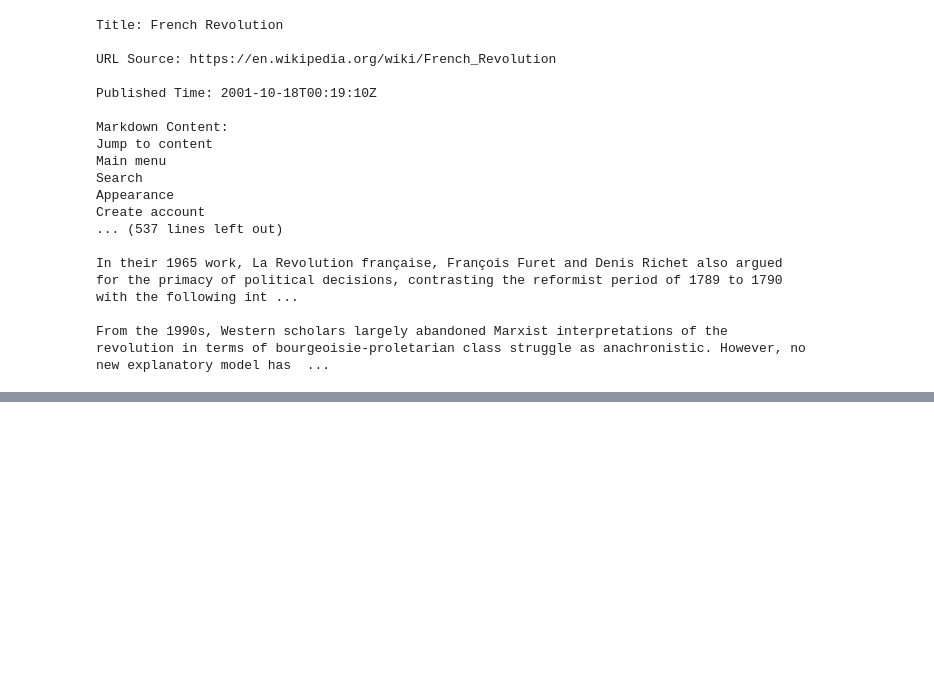
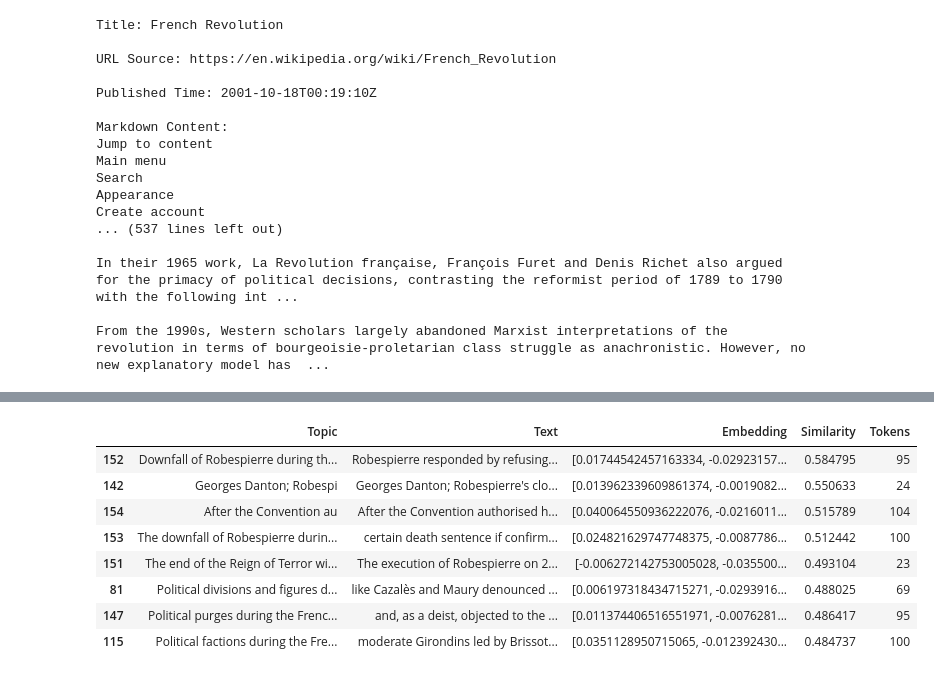
Before and after one commit to intellectronica/battle-of-the-semantics, a Jupyter notebook: battle-of-the-semantics.ipynb, the cells around one changed output, grey strips where cells are left out. Saved outputs shown, nothing was run; the diff lists cells and outputs as text; code cells hidden in the pictures; blank space fills up the shorter version.

Commit message:
embeddings done

```diff
--- a/battle-of-the-semantics.ipynb
+++ b/battle-of-the-semantics.ipynb
@@ -63,7 +63,7 @@ from langchain.text_splitter import MarkdownTextSplitter
 import pandas as pd
 
 if not os.path.exists('data/embeddings.parquet'):
-  embeddings = pd.DataFrame(columns=['Chunk', 'Topic', 'Text', 'Embedding'])
+  embeddings = pd.DataFrame(columns=['Topic', 'Text', 'Embedding'])
 
   splitter = MarkdownTextSplitter(chunk_size=500, chunk_overlap=250)
 
@@ -87,9 +87,9 @@ if not os.path.exists('data/embeddings.parquet'):
         max_tokens=23,
         temperature=0.5,
       ).choices[0].message.content
-    except Exception as e:
-      topic = e.message[:23] + ' - ' + chunk[:23]
-    embeddings.loc[len(embeddings)] = [i, topic, chunk, chunk_embeddings.data[i].embedding]
+    except Exception:
+      pass
+    embeddings.loc[len(embeddings)] = [topic or chunk[:23], chunk, chunk_embeddings.data[i].embedding]
   embeddings.to_parquet('data/embeddings.parquet')
 else:
   embeddings = pd.read_parquet('data/embeddings.parquet')
@@ -128,0 +112,38 @@ embeddings
+# %%
+import numpy as np
+import tiktoken
+
+def cosine_similarity(vector1, vector2):
+  dot_product = np.dot(vector1, vector2)
+  norm1 = np.linalg.norm(vector1)
+  norm2 = np.linalg.norm(vector2)
+  similarity = dot_product / (norm1 * norm2)
+  return similarity
+
+tokenizer = tiktoken.encoding_for_model('gpt-4o')
+
+def embeddings_search(query, max_tokens=10000, k=100, min_similarity=0.2):
+  query_embedding = oai.embeddings.create(
+    input=[query],
+    model=TEXT_EMBEDDING_3_LARGE_MODEL_NAME
+  ).data[0].embedding
+  results = embeddings.copy()
+  results['Similarity'] = results['Embedding'].apply(lambda x: cosine_similarity(x, query_embedding))
+  results = results.sort_values(by='Similarity', ascending=False).head(k)
+  results = results[results['Similarity'] >= min_similarity]
+  results['Tokens'] = results['Text'].apply(lambda txt: len(tokenizer.encode(txt)))
+  while results['Tokens'].sum() > max_tokens:
+    results = results[:-1]
+  return results
+# %%
+embeddings_search('Robespierre', max_tokens=700)
+# %% [output]
+|  | Topic | Text | Embedding | Similarity | Tokens |
+| 152 | Downfall of Robespierre during th... | Robespierre responded by refusing... | [0.01744542457163334, -0.02923157... | 0.584795 | 95 |
+| 142 | Georges Danton; Robespi | Georges Danton; Robespierre's clo... | [0.013962339609861374, -0.0019082... | 0.550633 | 24 |
+| 154 | After the Convention au | After the Convention authorised h... | [0.040064550936222076, -0.0216011... | 0.515789 | 104 |
+| 153 | The downfall of Robespierre durin... | certain death sentence if confirm... | [0.024821629747748375, -0.0087786... | 0.512442 | 100 |
+| 151 | The end of the Reign of Terror wi... | The execution of Robespierre on 2... | [-0.006272142753005028, -0.035500... | 0.493104 | 23 |
+| 81 | Political divisions and figures d... | like Cazalès and Maury denounced ... | [0.006197318434715271, -0.0293916... | 0.488025 | 69 |
+| 147 | Political purges during the Frenc... | and, as a deist, objected to the ... | [0.011374406516551971, -0.0076281... | 0.486417 | 95 |
+| 115 | Political factions during the Fre... | moderate Girondins led by Brissot... | [0.0351128950715065, -0.012392430... | 0.484737 | 100 |
```
Also changed, not shown: parts of 2 cells of this notebook.
